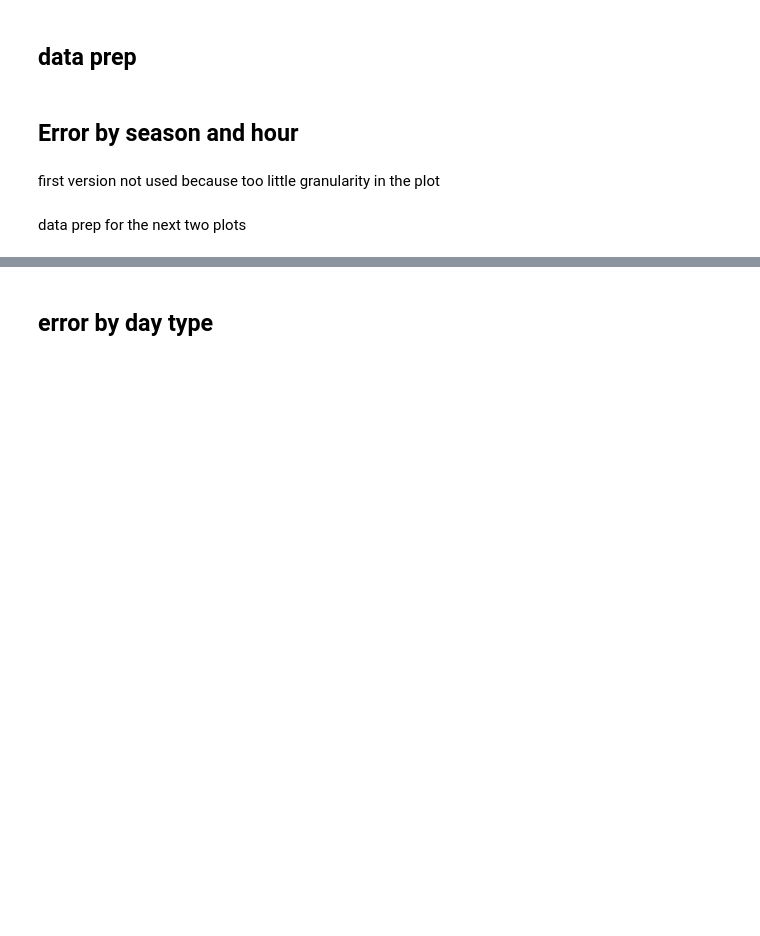
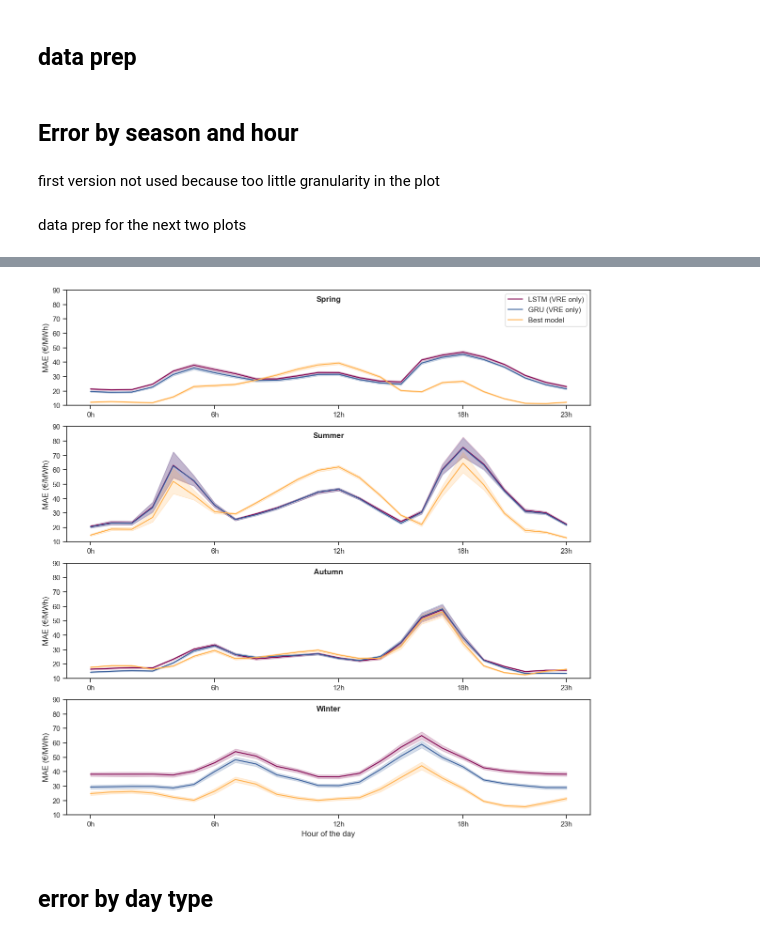
Before and after one commit to valentin-17/epf, a Jupyter notebook: notebooks/other_data_viz.ipynb, the cells around one changed output, grey strips where cells are left out. Saved outputs shown, nothing was run; the diff lists cells and outputs as text; code cells hidden in the pictures; blank space fills up the shorter version.

```diff
--- a/notebooks/other_data_viz.ipynb
+++ b/notebooks/other_data_viz.ipynb
@@ -201,14 +201,18 @@ import matplotlib.pyplot as plt
 import seaborn as sns
 import numpy as np
 
-with open("../models/shifted_lstm_vre.pkl", "rb") as f:
+with open("../models/shifted_lstm_vre_sl.pkl", "rb") as f:
     lstm_model_obj = pkl.load(f)
 
-with open("../models/shifted_gru_vre.pkl", "rb") as f:
+with open("../models/shifted_gru_vre_sl.pkl", "rb") as f:
     gru_model_obj = pkl.load(f)
+
+with open("../models/shifted_gru_vre_neighboring_prices_sl.pkl", "rb") as f:
+    best_model_obj = pkl.load(f)
 
 lstm_preds = predict_with_timestamps(lstm_model_obj)
 gru_preds = predict_with_timestamps(gru_model_obj)
+best_preds = predict_with_timestamps(best_model_obj)
 # %%
 # --------------------------------------------- #
 # retrieve true prices
@@ -234,6 +238,7 @@ trues = trues.loc[start:end]
 # unify colnames of the dataframes
 lstm_preds.columns = [f'lstm_preds_{col.split("_")[-1]}' for col in lstm_preds.columns]
 gru_preds.columns = [f'gru_preds_{col.split("_")[-1]}' for col in gru_preds.columns]
+best_preds.columns = [f'best_preds_{col.split("_")[-1]}' for col in best_preds.columns]
 # %%
 # unify dataframe and rename columns
 lstm_errors = pd.DataFrame(np.abs(trues.iloc[:, :].values - lstm_preds.iloc[:, :].values),
@@ -453,3 +431,55 @@ plt.show()
+# %%
+import matplotlib.pyplot as plt
+import seaborn as sns
+
+season_error_by_hour = hourly_errors.melt(id_vars=['hour', 'Model', 'Season'], value_name='err')
+
+palette = {
+    'LSTM (VRE only)': COLORS['magenta'],
+    'GRU (VRE only)': COLORS['blue'],
+    'Best model': COLORS['orange'],
+}
+
+style_order = ['Spring', 'Summer', 'Autumn', 'Winter']
+hue_order = ['LSTM (VRE only)', 'GRU (VRE only)', 'Best model']
+
+sns.set_theme(style="ticks")
+
+fig, axes = plt.subplots(4, 1, figsize=(12, 4*3))
+
+for ax, season in zip(axes, style_order):
+    sns.lineplot(
+        data=season_error_by_hour[season_error_by_hour['Season'] == season],
+        x='hour',
+        y='err',
+        hue='Model',
+        hue_order=hue_order,
+        palette=palette,
+        ax=ax,
+        dashes=True,
+    )
+    y_max = season_error_by_hour['err'].max()
+    ax.text(0.5, 0.95, season, ha='center', va='top', transform=ax.transAxes, fontsize=12, fontweight='bold')
+
+    ax.set_xticks([0, 6, 12, 18, 23])
+    ax.set_xticklabels(['0h', '6h', '12h', '18h', '23h'])
+    ax.set_ylabel('MAE (€/MWh)')
+    ax.set_ylim(10, 90)
+
+    if ax == axes[3]:
+        ax.set_xlabel('Hour of the day')
+    else:
+        ax.set_xlabel('')
+    if ax == axes[0]:
+        ax.legend()
+    else:
+        ax.get_legend().remove()
+
+plt.tight_layout()
+plt.savefig('../reports/figures/mae_by_season_split_sl.pdf', dpi=300, bbox_inches='tight')
+plt.show()
+# %% [output]
+[figure, added]
 # %% [markdown]
 ## error by day type
 # %%
```
Also changed, not shown: parts of 13 cells of this notebook, 11 other files.
